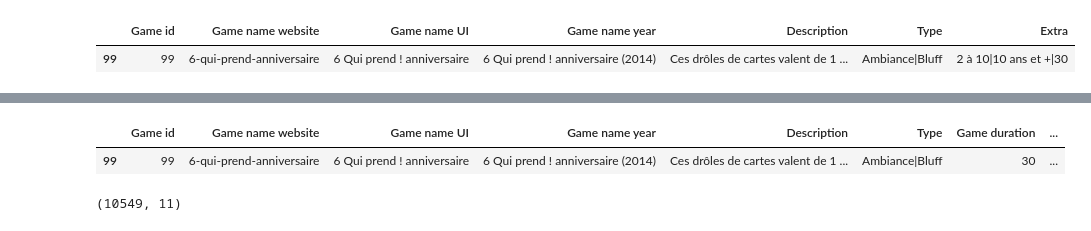
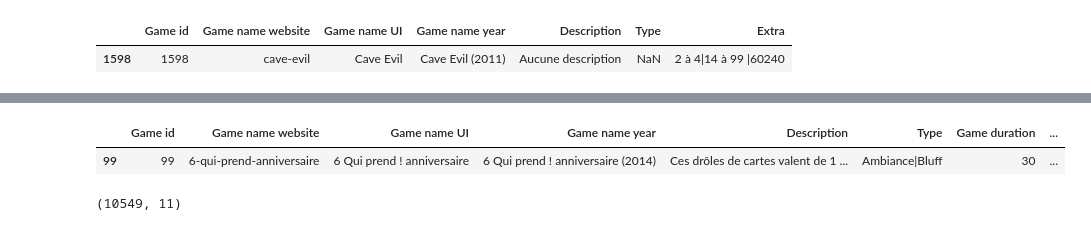
Before and after one commit to Franciline/Recommendation_system, a Jupyter notebook: data_cleaning_analysis/jeux_cleaning.ipynb, the cells around one changed output, grey strips where cells are left out. Cells and saved outputs as stored; diff of their text form; code cells hidden in the pictures.

Commit message:
update jeux_cleaning

```diff
--- a/data_cleaning_analysis/jeux_cleaning.ipynb
+++ b/data_cleaning_analysis/jeux_cleaning.ipynb
@@ -6,12 +6,12 @@ folder = '../trictrac_database'
 # %%
 # avis_clean = pd.read_csv(f'{folder}/avis_clean.csv', header=None, names=["Game id", "User id", "Game name UI", "Username", "Datetime", "Rating", "Comment title", "Comment body"]).drop_duplicates()
 # users = pd.read_csv(f'{folder}/users.csv', header=None, names = ["Username", "User id"]).drop_duplicates()
 # avis_clean["Datetime"] = pd.to_datetime(avis_clean["Datetime"]) # convert from object to datetime
 jeux_clean = pd.read_csv(f'{folder}/jeux_clean.csv', header=None, names = ["Game id", "Game name website", "Game name UI", "Game name year", "Description", "Type", "Extra"])
-jeux_clean[jeux_clean["Game id"] == 99]
+jeux_clean[jeux_clean["Game name website"] == 'cave-evil']
 # %% [output]
 |  | Game id | Game name website | Game name UI | Game name year | Description | Type | Extra |
-| 99 | 99 | 6-qui-prend-anniversaire | 6 Qui prend ! anniversaire | 6 Qui prend ! anniversaire (2014) | Ces drôles de cartes valent de 1 ... | Ambiance|Bluff | 2 à 10|10 ans et +|30 |
+| 1598 | 1598 | cave-evil | Cave Evil | Cave Evil (2011) | Aucune description | NaN | 2 à 4|14 à 99 |60240 |
 # %%
 
 # Separate extra info (number of player, age categories, game duration), replace ~ by NaN
```
Also changed, not shown: parts of 8 cells of this notebook.
